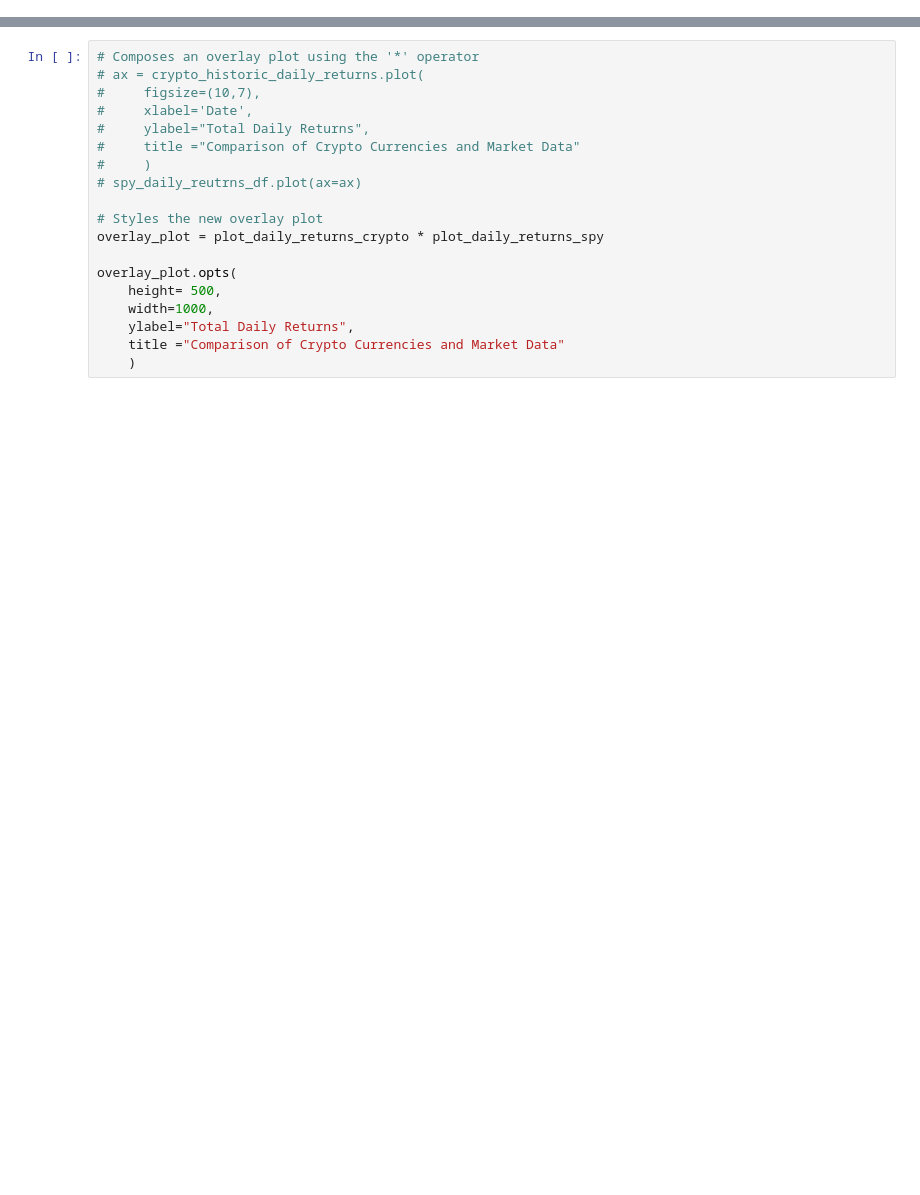
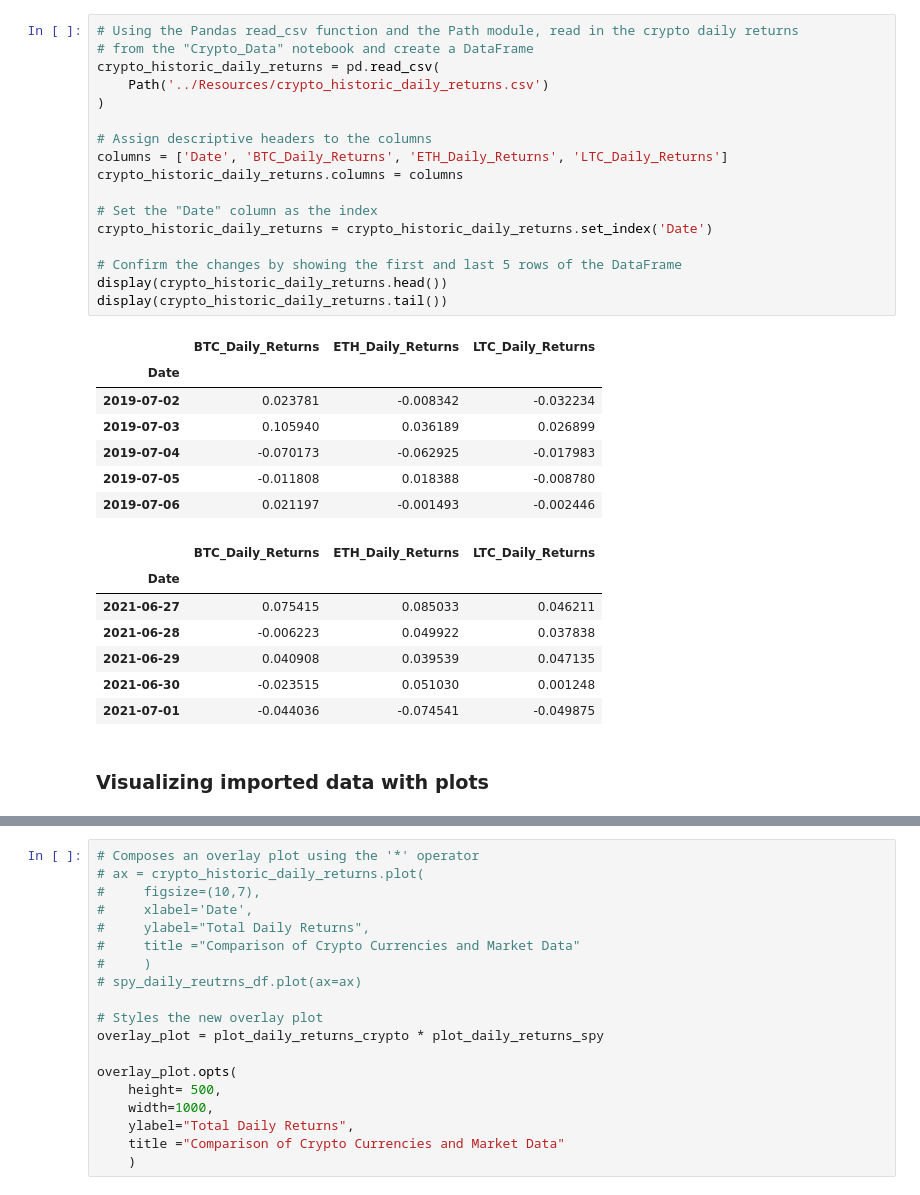
Before and after one commit to jpweldon/Cryptocurrency_Stock_Correlation, a Jupyter notebook: Data_Analysis/data_analysis.ipynb, the cells around one changed output, grey strips where cells are left out. Saved outputs shown, nothing was run; the diff lists cells and outputs as text; blank space fills up the shorter version.

```diff
--- a/Data_Analysis/data_analysis.ipynb
+++ b/Data_Analysis/data_analysis.ipynb
@@ -104,2 +151,36 @@ display(crypto_historic_daily_returns.tail())
+# %%
+# Using the Pandas read_csv function and the Path module, read in the crypto daily returns
+# from the "Crypto_Data" notebook and create a DataFrame
+crypto_historic_daily_returns = pd.read_csv(
+    Path('../Resources/crypto_historic_daily_returns.csv')
+)
+
+# Assign descriptive headers to the columns
+columns = ['Date', 'BTC_Daily_Returns', 'ETH_Daily_Returns', 'LTC_Daily_Returns']
+crypto_historic_daily_returns.columns = columns
+
+# Set the "Date" column as the index
+crypto_historic_daily_returns = crypto_historic_daily_returns.set_index('Date')
+
+# Confirm the changes by showing the first and last 5 rows of the DataFrame
+display(crypto_historic_daily_returns.head())
+display(crypto_historic_daily_returns.tail())
+# %% [output]
+|  | BTC_Daily_Returns | ETH_Daily_Returns | LTC_Daily_Returns |
+| Date |  |  |  |
+| 2019-07-02 | 0.023781 | -0.008342 | -0.032234 |
+| 2019-07-03 | 0.105940 | 0.036189 | 0.026899 |
+| 2019-07-04 | -0.070173 | -0.062925 | -0.017983 |
+| 2019-07-05 | -0.011808 | 0.018388 | -0.008780 |
+| 2019-07-06 | 0.021197 | -0.001493 | -0.002446 |
+|  | BTC_Daily_Returns | ETH_Daily_Returns | LTC_Daily_Returns |
+| Date |  |  |  |
+| 2021-06-27 | 0.075415 | 0.085033 | 0.046211 |
+| 2021-06-28 | -0.006223 | 0.049922 | 0.037838 |
+| 2021-06-29 | 0.040908 | 0.039539 | 0.047135 |
+| 2021-06-30 | -0.023515 | 0.051030 | 0.001248 |
+| 2021-07-01 | -0.044036 | -0.074541 | -0.049875 |
+# %% [markdown]
+### Visualizing imported data with plots
 # %%
 # Create the plot for the daily returns spy
```
Also changed, not shown: parts of 15 cells of this notebook, 4 other files.
